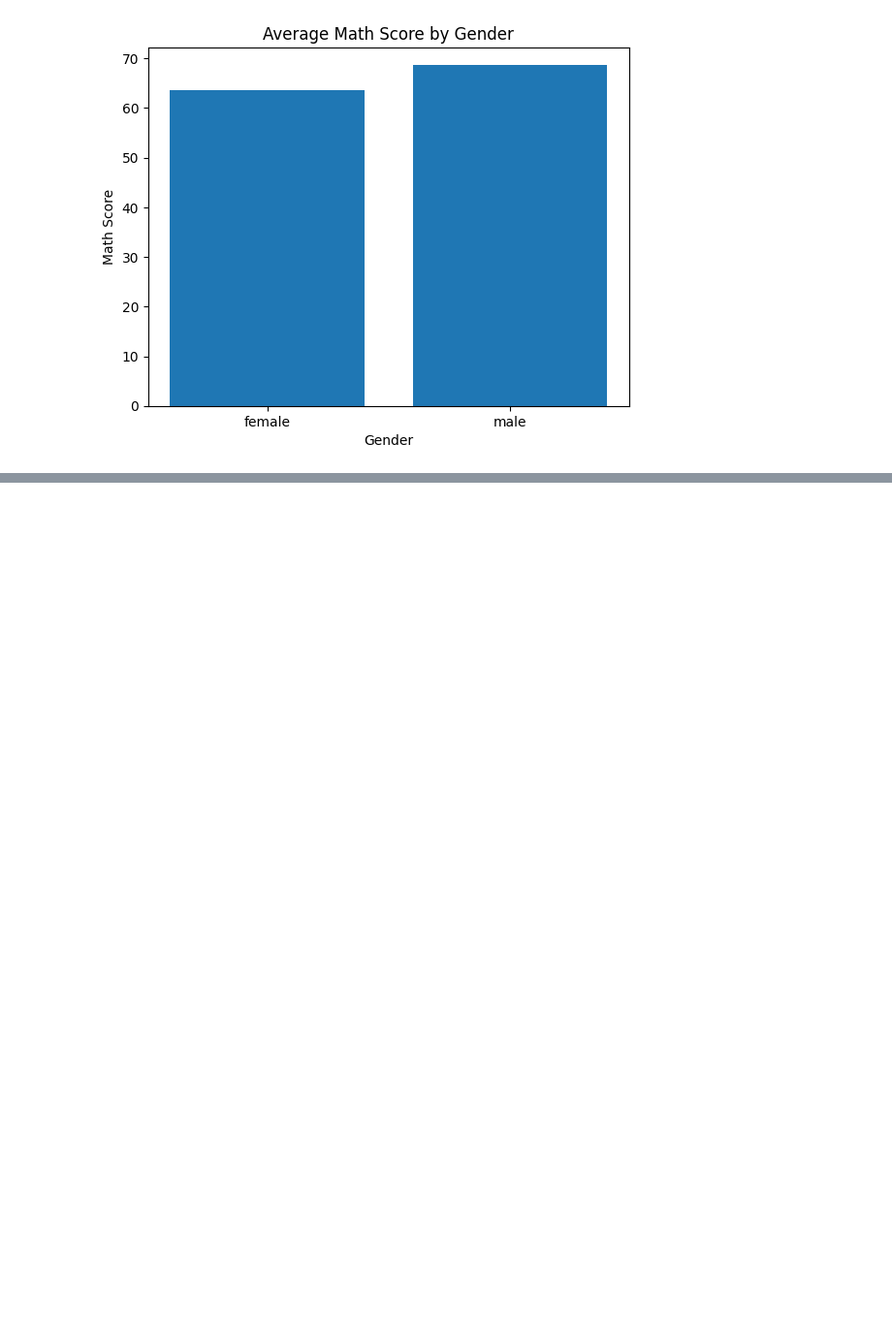
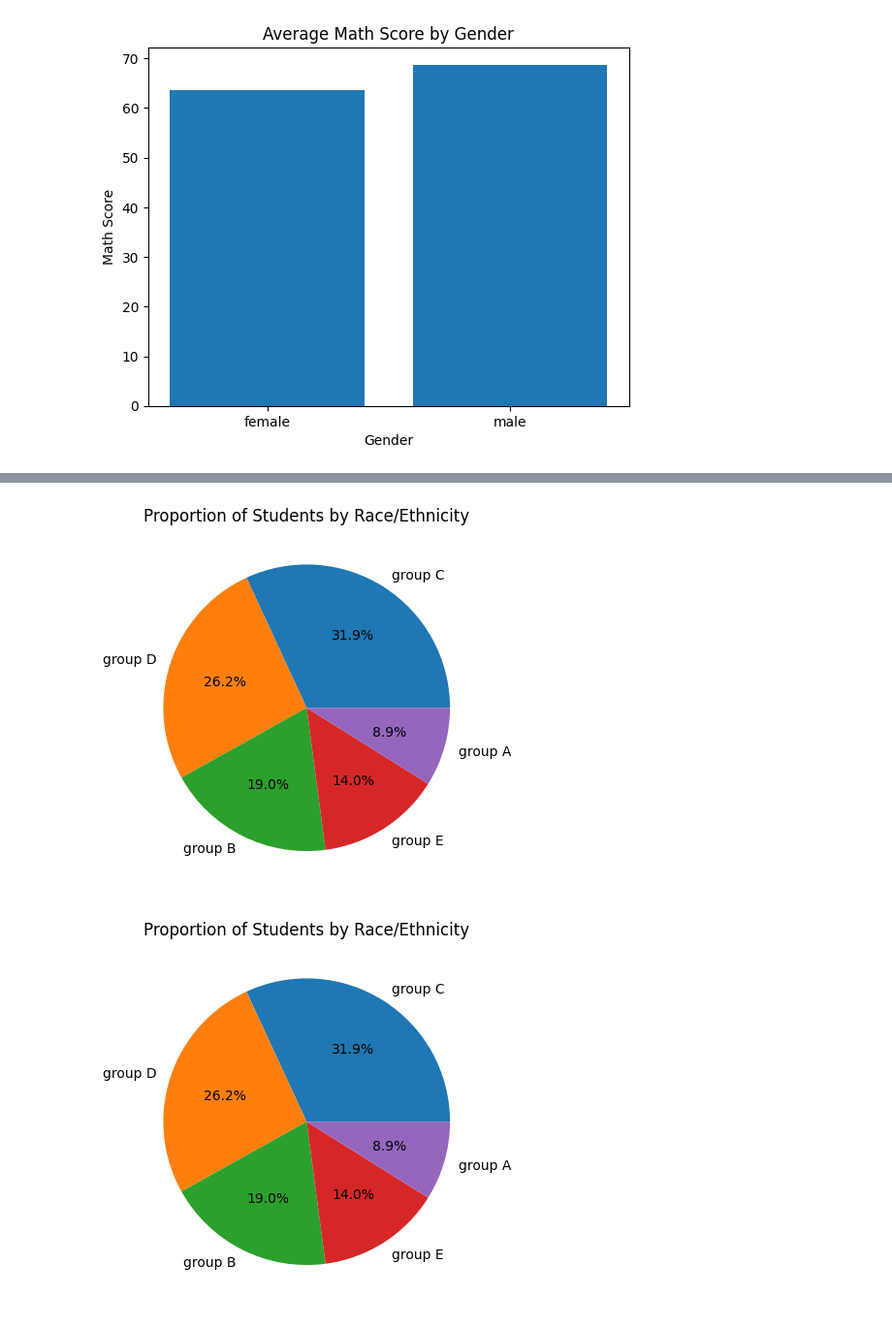
Before and after one commit to pekarcsabi/BEVADAT2022232, a Jupyter notebook: HAZI/HAZI04/HAZI04.ipynb, the cells around one changed output, grey strips where cells are left out. Shown: that part at 97% size. Saved outputs shown, nothing was run; the diff lists cells and outputs as text; code cells hidden in the pictures; blank space fills up the shorter version.

```diff
--- a/HAZI/HAZI04/HAZI04.ipynb
+++ b/HAZI/HAZI04/HAZI04.ipynb
@@ -272,3 +284,18 @@ Egy példa a kimenetre: fig
 return type: matplotlib.figure.Figure
 függvény neve: ethnicity_pie_chart
 '''
+# %%
+def ethnicity_pie_chart(df_data) -> plt.figure:
+    df_copy = df_data.copy()
+    ethnicity_counts = df_copy['race/ethnicity'].value_counts()
+    lab = ethnicity_counts.index
+    sizes = ethnicity_counts.values / df_copy.shape[0] * 100
+    fig, ax = plt.subplots()
+    ax.pie(sizes, labels=lab, autopct='%1.1f%%')
+    ax.set_title('Proportion of Students by Race/Ethnicity')
+    return fig
+
+ethnicity_pie_chart(df)
+# %% [output]
+[figure, added]
+[figure, added]
```
Also changed, not shown: parts of 1 cell of this notebook, 2 other files.
